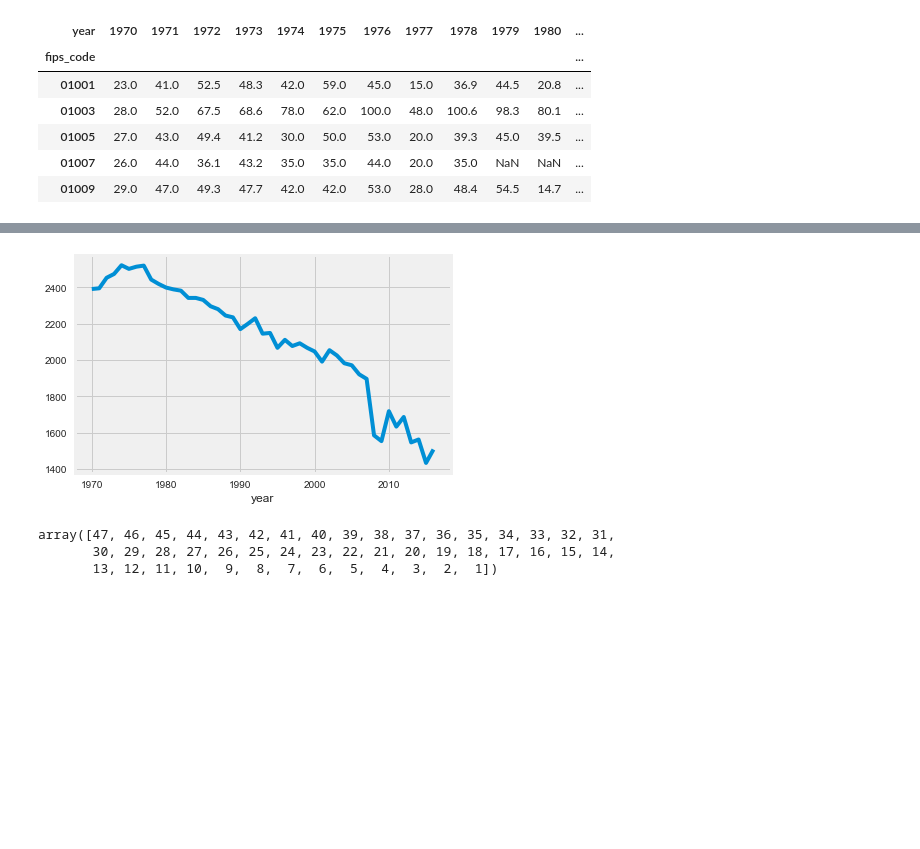
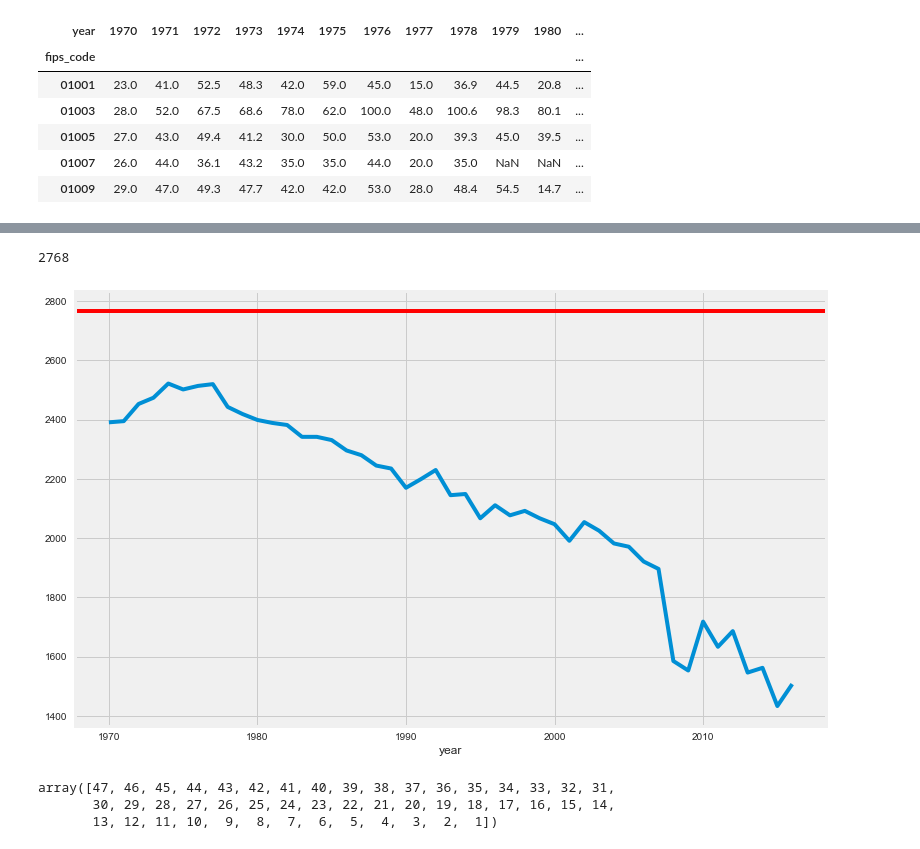
Before and after one commit to adamszabunio/yield_imputations, a Jupyter notebook: corn_EDA.ipynb, the cells around one changed output, grey strips where cells are left out. Saved outputs shown, nothing was run; the diff lists cells and outputs as text; code cells hidden in the pictures; blank space fills up the shorter version.

```diff
--- a/corn_EDA.ipynb
+++ b/corn_EDA.ipynb
@@ -215,10 +215,16 @@ ts_df.describe()
 | 50% | 53.400000 | 67.000000 | 73.000000 | 73.300000 | 62.350000 | 69.000000 | 73.000000 | 74.000000 | 81.000000 | 89.000000 | 69.500000 | ... |
 | 75% | 77.000000 | 85.050000 | 92.000000 | 88.000000 | 78.475000 | 86.000000 | 92.300000 | 94.000000 | 97.000000 | 104.050000 | 93.400000 | ... |
 | max | 130.500000 | 141.500000 | 161.800000 | 171.200000 | 140.000000 | 146.000000 | 148.700000 | 140.000000 | 150.000000 | 149.000000 | 160.000000 | ... |
-# %%
-ts_df.count().plot();
-# %% [output]
-[figure, removed]
+# %%
+ts_df.shape[0]
+# %% [output]
+2768
+# %%
+fig, ax = plt.subplots(figsize=(12,8))
+plt.axhline(y=ts_df.shape[0], color='r', linestyle='-')
+ts_df.count().plot();
+# %% [output]
+[figure, added]
 # %%
 np.arange(1,48)[::-1]
 # %% [output]
```
Also changed, not shown: parts of 1 cell of this notebook, 11 other files.
